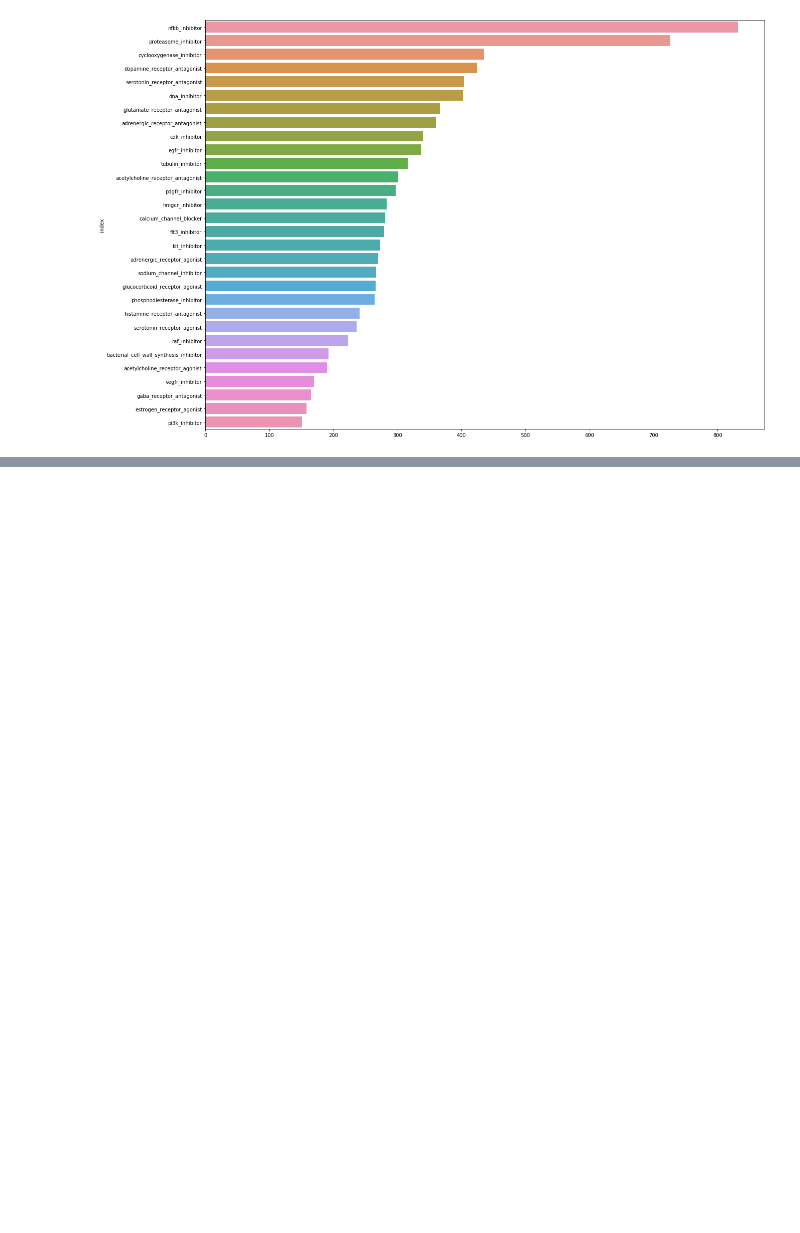
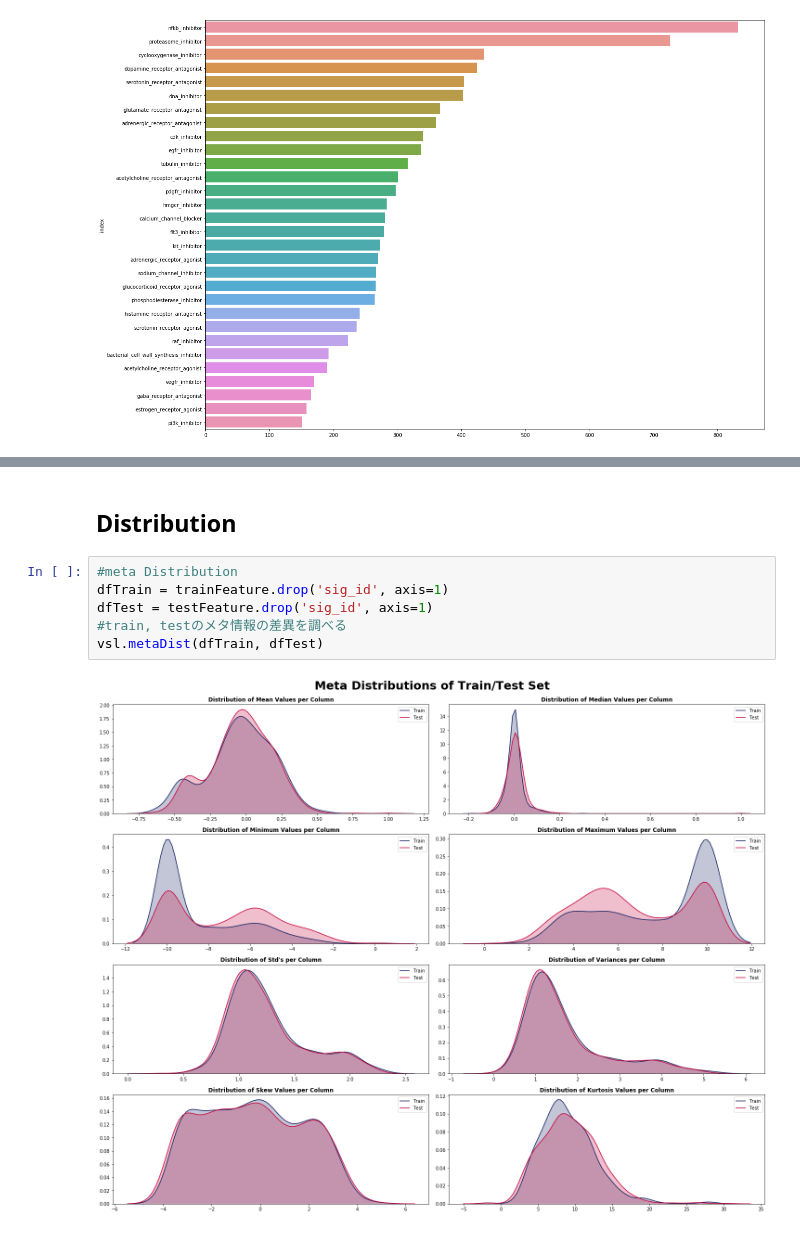
Before and after one commit to ShinAnase/MoA, a Jupyter notebook: EDA.ipynb, the cells around one changed output, grey strips where cells are left out. Saved outputs shown, nothing was run; the diff lists cells and outputs as text; blank space fills up the shorter version.

Commit message:
metaDist

```diff
--- a/EDA.ipynb
+++ b/EDA.ipynb
@@ -139,0 +140,10 @@ vsl.histCntVertical(cntWithIdx)
+# %% [markdown]
+## Distribution
+# %%
+#meta Distribution
+dfTrain = trainFeature.drop('sig_id', axis=1)
+dfTest = testFeature.drop('sig_id', axis=1)
+#train, testのメタ情報の差異を調べる
+vsl.metaDist(dfTrain, dfTest)
+# %% [output]
+[figure, added]
```
Also changed, not shown: parts of 1 cell of this notebook, 1 other file.
